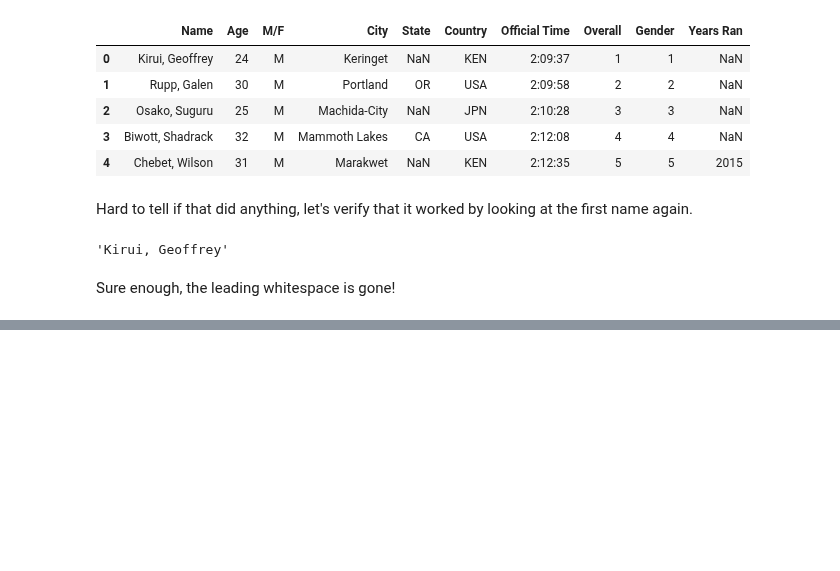
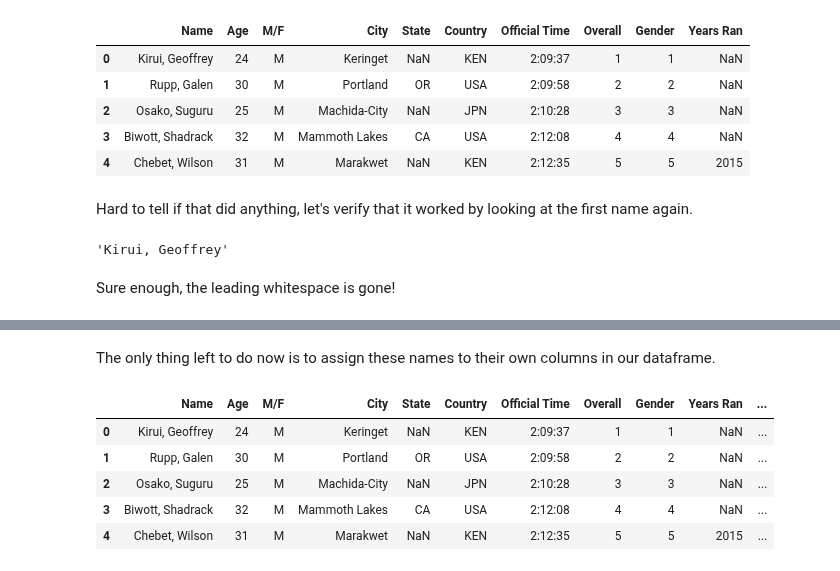
Before and after one commit to jgabunilas/pandas-bootcamp, a Jupyter notebook: Section11_Regex_and_Text_Manipulation/Section11_Regex_and_Text_Manipulation.ipynb, the cells around one changed output, grey strips where cells are left out. Cells and saved outputs as stored; diff of their text form; code cells hidden in the pictures; blank space fills up the shorter version.

```diff
--- a/Section11_Regex_and_Text_Manipulation/Section11_Regex_and_Text_Manipulation.ipynb
+++ b/Section11_Regex_and_Text_Manipulation/Section11_Regex_and_Text_Manipulation.ipynb
@@ -522,0 +634,15 @@ Sure enough, the leading whitespace is gone!
+# %% [markdown]
+The only thing left to do now is to assign these names to their own columns in our dataframe.
+# %%
+boston['First Name'] = boston.Name.str.split(', ').str.get(1)
+# %%
+boston['Last Name'] = boston.Name.str.split(', ').str.get(0)
+# %%
+boston.head()
+# %% [output]
+|  | Name | Age | M/F | City | State | Country | Official Time | Overall | Gender | Years Ran | ... |
+| 0 | Kirui, Geoffrey | 24 | M | Keringet | NaN | KEN | 2:09:37 | 1 | 1 | NaN | ... |
+| 1 | Rupp, Galen | 30 | M | Portland | OR | USA | 2:09:58 | 2 | 2 | NaN | ... |
+| 2 | Osako, Suguru | 25 | M | Machida-City | NaN | JPN | 2:10:28 | 3 | 3 | NaN | ... |
+| 3 | Biwott, Shadrack | 32 | M | Mammoth Lakes | CA | USA | 2:12:08 | 4 | 4 | NaN | ... |
+| 4 | Chebet, Wilson | 31 | M | Marakwet | NaN | KEN | 2:12:35 | 5 | 5 | 2015 | ... |
```
Also changed, not shown: parts of 65 cells of this notebook.
